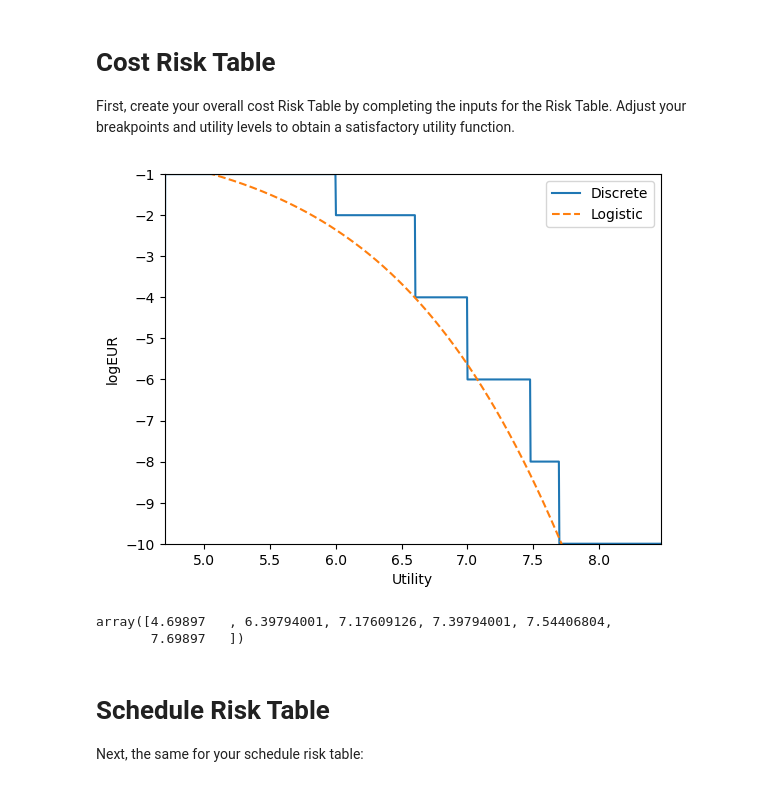
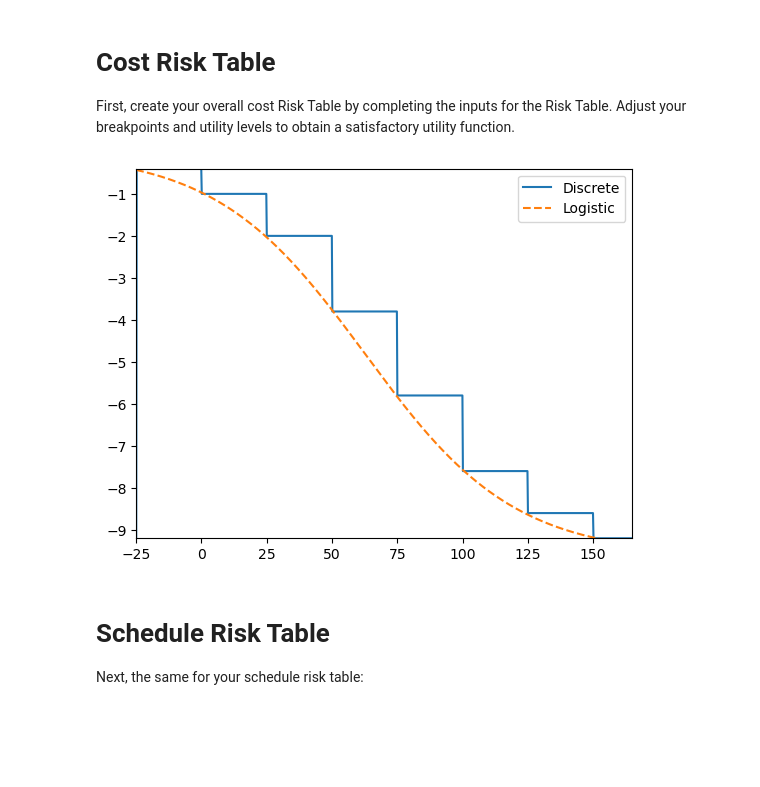
Before and after one commit to brodyl2/AE443-Asterix-Space, a Jupyter notebook: Notebooks/Homework/Team Update 5.ipynb, the cells around one changed output. Cells and saved outputs as stored; diff of their text form; code cells hidden in the pictures; blank space fills up the shorter version.

```diff
--- a/Notebooks/Homework/Team Update 5.ipynb
+++ b/Notebooks/Homework/Team Update 5.ipynb
@@ -19,27 +19,24 @@ import ISST
 # Cost Risk Table
 
 First, create your overall cost Risk Table by completing the inputs for the Risk Table. Adjust your breakpoints and utility levels to obtain a satisfactory utility function.
-# %%
-Cost_Risk_Table = ISST.RiskTable(name='LogCost',
-                                 units = 'logEUR',
-                                 utility_breakpoints=np.log10([0.5*1e5, 1*1e6, 4*1e6, 10*1e6, 30*1e6, 50*1e6]),
-                                 utilities=[-1., -2., -4., -6., -8., -10.],
-                                 utility_names=['50k Euros',
-                                                '1M Euros',
-                                                '4M Euros',
-                                                '10M Euros',
-                                                '30M Euros',
-                                                '50M Euros']
-                                 )
-
-Cost_Risk_Table.plot_utilities()
-# %% [output]
-[figure, removed]
-# %%
-np.log10([0.5*1e5, 2.5*1e6, 15*1e6, 25*1e6, 35*1e6, 50*1e6])
-# %% [output]
-array([4.69897   , 6.39794001, 7.17609126, 7.39794001, 7.54406804,
-       7.69897   ])
+# %%
+Cost_Risk_Table = ISST.RiskTable(name='Cost',
+                                 units = 'euros',
+                                 utility_breakpoints=([-25, 0, 25, 50, 75, 100, 125, 150]),
+                                 utilities=[-0.4, -1., -2., -3.8, -5.8, -7.6, -8.6, -9.2],
+                                 utility_names=['-25M Euros',
+                                                '0M Euros',
+                                                '25M Euros',
+                                                '50M Euros',
+                                                '75M Euros',
+                                                '100M Euros',
+                                                '125M Euros',
+                                                '150M Euros']
+                                 )
+
+Cost_Risk_Table.plot_utilities()
+# %% [output]
+[figure, added]
 # %% [markdown]
 # Schedule Risk Table
 
```
Also changed, not shown: parts of 30 cells of this notebook, 9 other files.
